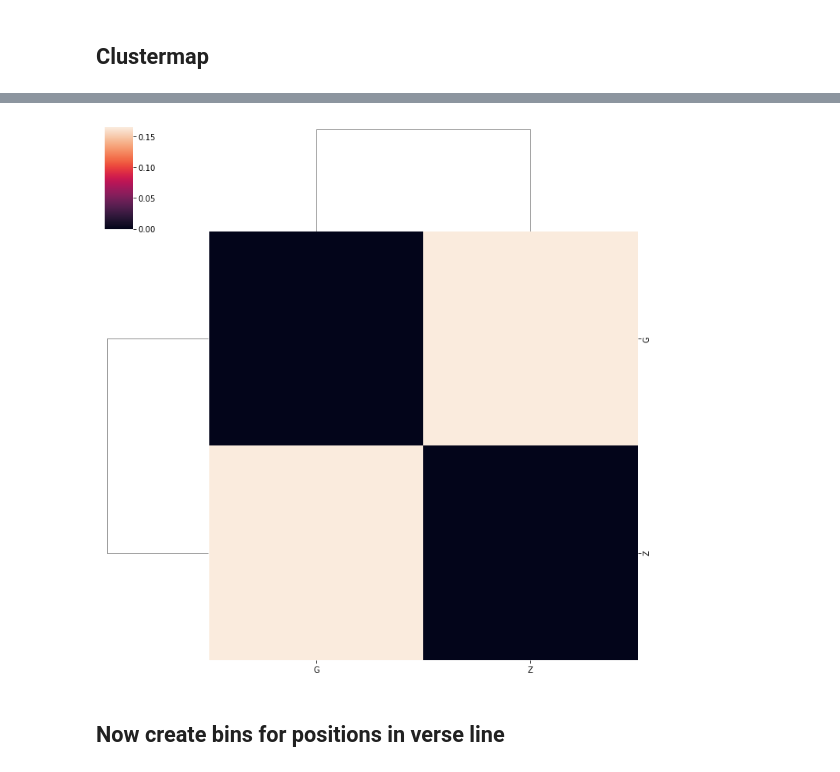
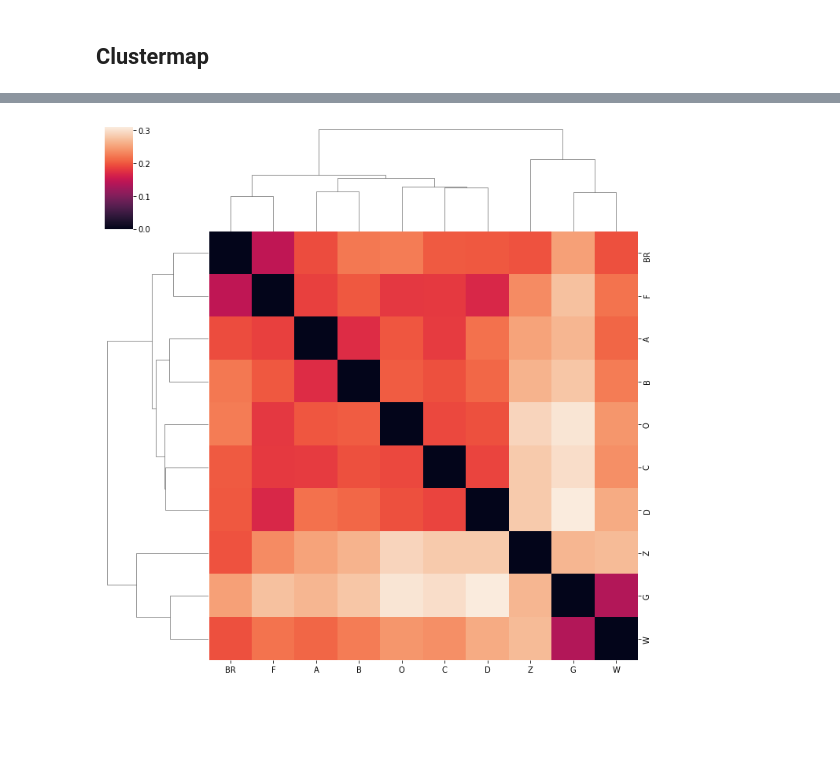
Before and after one commit to SofieMoors/collateconstraints, a Jupyter notebook: src/align.ipynb, the cells around one changed output, grey strips where cells are left out. Saved outputs shown, nothing was run; the diff lists cells and outputs as text; code cells hidden in the pictures; blank space fills up the shorter version.

```diff
--- a/src/align.ipynb
+++ b/src/align.ipynb
@@ -266,0 +330,20 @@ def nw(x, y, match = 1, mismatch = 1, gap = 1):
+# %%
+def align_collatex(l1, l2):
+    A = [{'t': c, 'n': c} for c in grapheme.graphemes(l1)]
+    B = [{'t': c, 'n': c} for c in grapheme.graphemes(l2)]
+    json_form = {'witnesses': [{'id': 'A', 'tokens': A},
+                               {'id': 'B', 'tokens': B}]}
+
+    A, B = str(collate(json_form, output='table')).split('\n')[1:3]
+
+    A = A.replace('| A | ', '').replace(' | ', '').replace(' |', '')
+    B = B.replace('| B | ', '').replace(' | ', '').replace(' |', '')
+
+    A = list(grapheme.graphemes(A))
+    B = list(grapheme.graphemes(B))
+
+    return A, B
+
+a, b = align_collatex('en̄ niet sceldē dē heʼe', 'en̄ niet scelden dē here')
+print(a)
+print(b)
@@ -336,0 +373,5 @@ plt.savefig('figure6.png', dpi=300)
+# %%
+nw_mismatches = get_distances(mss, method='NW')
+cx_mismatches = get_distances(mss, method='CollateX')
+nw_mismatches.sample(5)
+cx_mismatches.sample(5)
@@ -348,0 +425,5 @@ sigles = sorted(mss.keys())
+# %%
+sigles = sorted(mss.keys())
+print(sigles)
+sigles = [s for s in sigles if len(mss[s]) >= 506]
+print(sigles)
@@ -354,8 +438,7 @@ print(df_clust.shape)
 # %%
 for s1, s2 in combinations(sigles, 2):
     print(s1, s2)
-    d = mismatches[(mismatches['ms1'] == s1) & (mismatches['ms2'] == s2)]['mismatch'].mean()
+    d = nw_mismatches[(nw_mismatches['ms1'] == s1) & (nw_mismatches['ms2'] == s2)]['mismatch'].mean()
     df_clust[sigles.index(s1), sigles.index(s2)] = d
     df_clust[sigles.index(s2), sigles.index(s1)] = d
-df_clust
 # %% [output]
@@ -372,7 +477,5 @@ df_clust
 # %%
-import seaborn as sns
-sns.clustermap(df_clust);
+import seaborn as sb
+sb.clustermap(df_clust, method='ward');
 # %% [output]
-[figure, old version]
+[figure, new version]
-# %% [markdown]
-## Now create bins for positions in verse line
```
Also changed, not shown: parts of 32 cells of this notebook.
